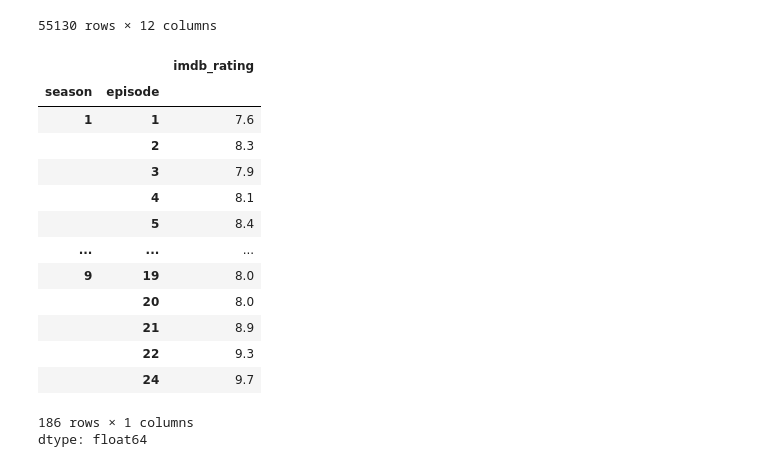
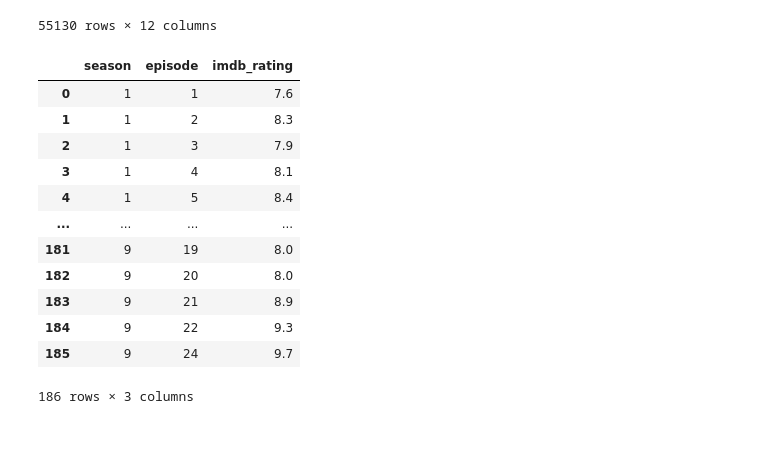
Before and after one commit to Markl900/my-notebooks, a Jupyter notebook: Copy_of_PROJECT.ipynb, the cells around one changed output. Drawn from its saved outputs; the diff is of its cells as text; code cells hidden in the pictures; blank space fills up the shorter version.

```diff
--- a/Copy_of_PROJECT.ipynb
+++ b/Copy_of_PROJECT.ipynb
@@ -83,20 +83,18 @@ office_df.isna()
 | 55129 | False | False | False | False | False | False | False | False | False | ... |
 55130 rows × 12 columns
 # %%
-office_df.groupby(['season', 'episode'])['imdb_rating'].mean()
+office_df.groupby(['season', 'episode'])['imdb_rating'].mean().reset_index()
 # %% [output]
-|  |  | imdb_rating |
-| season | episode |  |
-| 1 | 1 | 7.6 |
-|  | 2 | 8.3 |
-|  | 3 | 7.9 |
-|  | 4 | 8.1 |
-|  | 5 | 8.4 |
-| ... | ... | ... |
-| 9 | 19 | 8.0 |
-|  | 20 | 8.0 |
-|  | 21 | 8.9 |
-|  | 22 | 9.3 |
-|  | 24 | 9.7 |
+|  | season | episode | imdb_rating |
+| 0 | 1 | 1 | 7.6 |
+| 1 | 1 | 2 | 8.3 |
+| 2 | 1 | 3 | 7.9 |
+| 3 | 1 | 4 | 8.1 |
+| 4 | 1 | 5 | 8.4 |
+| ... | ... | ... | ... |
+| 181 | 9 | 19 | 8.0 |
+| 182 | 9 | 20 | 8.0 |
+| 183 | 9 | 21 | 8.9 |
+| 184 | 9 | 22 | 9.3 |
+| 185 | 9 | 24 | 9.7 |
-186 rows × 1 columns
-dtype: float64
+186 rows × 3 columns
```
